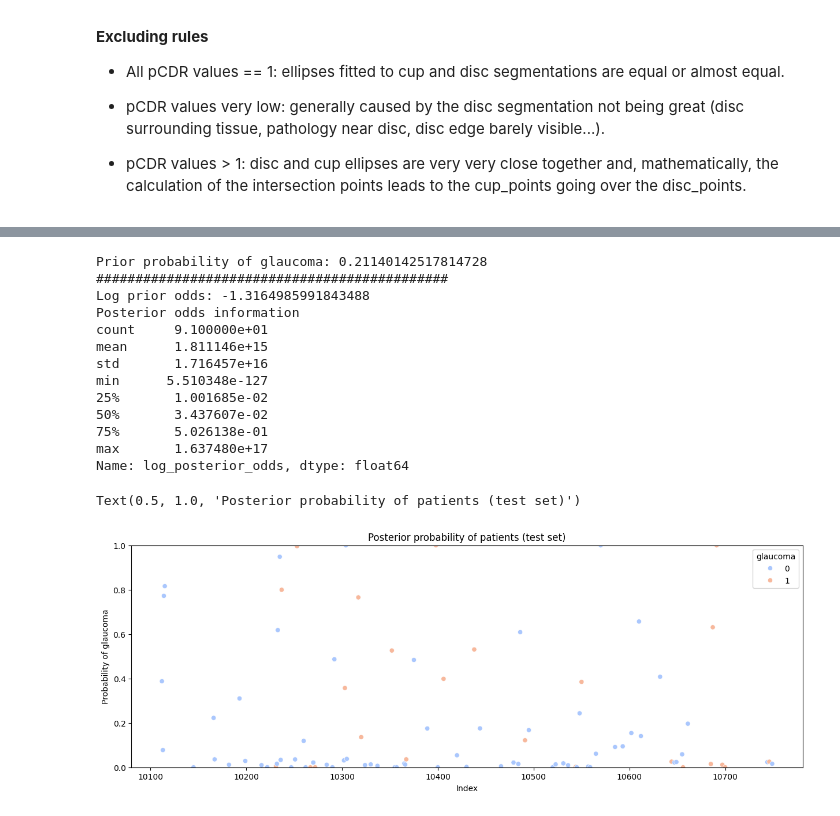
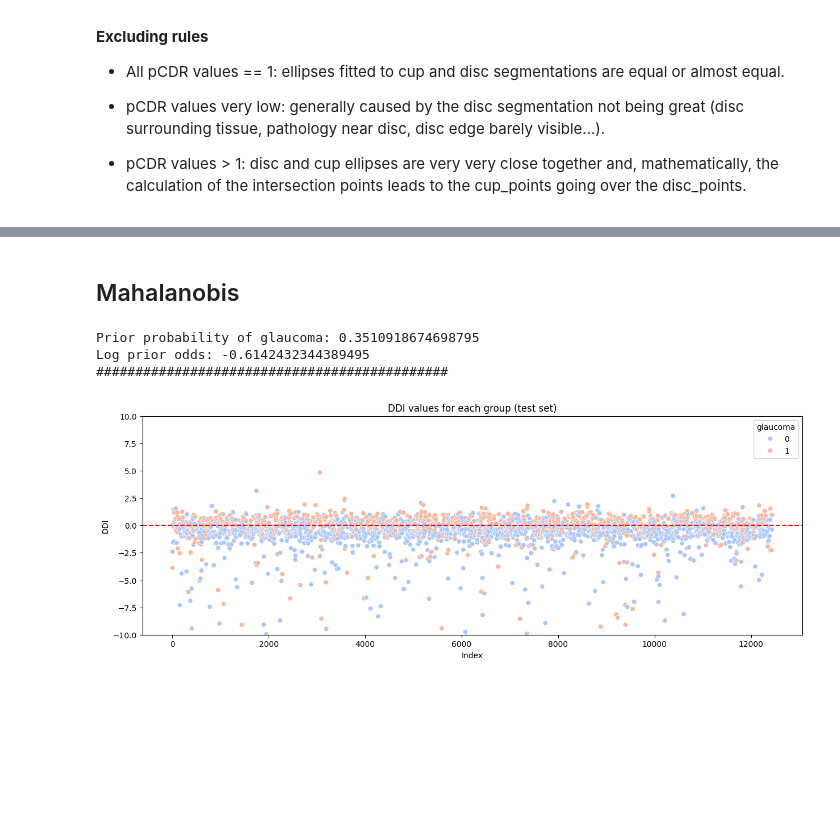
Before and after one commit to Borja21091/Prapillyzer, a Jupyter notebook: notebooks/SMDG_analysis.ipynb, the cells around one changed output, grey strips where cells are left out. Cells and saved outputs as stored; diff of their text form; code cells hidden in the pictures; blank space fills up the shorter version.

```diff
--- a/notebooks/SMDG_analysis.ipynb
+++ b/notebooks/SMDG_analysis.ipynb
@@ -106,3 +147,5 @@ plt.show()
+# %% [markdown]
+## Mahalanobis
 # %%
 # Define method to calculate Mahalanobis distance
 def mahalanobis(x, mu, cov):
@@ -122,8 +165,9 @@ def mahalanobis(x, mu, cov):
 
     inv_cov = np.linalg.inv(cov)
     delta = x - mu
-    m = np.dot(np.dot(delta, inv_cov), delta.T)
-    out = np.sqrt(m)
+    # m = np.dot(np.dot(delta, inv_cov), delta.T)
+    m = delta @ inv_cov @ delta.T
+    out = np.sqrt(m.diagonal())
     return out
 
 # Calculate Mahalanobis distance for each group
@@ -139,52 +183,46 @@ for name, group in df_grouped:
 # %%
 # Calculate Mahalanobis distance on test for each group
 test2 = pd.DataFrame(index=test.index)
 for k, v in cov_matrices.items():
     mu = mean_vectors.get(k)
     x = test.iloc[:, 2:].values
-    mahal = mahalanobis(x=x, mu=mu, cov=v)
     # Add Mahalanobis distance to test2
     col_name = f'mahalanobis_{k}'
-    test2[col_name] = mahal.diagonal()
+    test2[col_name] = mahalanobis(x=x, mu=mu, cov=v)
 
 # Prior probability of glaucoma
 prior_glaucoma = (train['glaucoma'] == 1).sum() / train.shape[0] # ((train['glaucoma'] == 1).sum() + (train['glaucoma'] == 0).sum())
+log_prior_odds = np.log(prior_glaucoma / (1 - prior_glaucoma))
 print('Prior probability of glaucoma:', prior_glaucoma)
+print(f'Log prior odds: {log_prior_odds}')
 print('#############################################')
 
 # log(posterior odds) = log(prior odds) + 0.5 * (mahalanobis_0 - mahalanobis_1)
 DDI = test2['mahalanobis_0'] - test2['mahalanobis_1']
-log_prior_odds = np.log(prior_glaucoma / (1 - prior_glaucoma))
-test2['log_posterior_odds'] = log_prior_odds + 0.5 * DDI
-# Print DDI distribution information
-print(f'Log prior odds: {log_prior_odds}')
-# Posterior odds information
-print('Posterior odds information')
-print(np.exp(test2['log_posterior_odds']).describe())
+# test2['log_posterior_odds'] = log_prior_odds + 0.5 * DDI
 
-# Posterior probability of glaucoma
-test2['posterior_probability'] = 1 / (1 + np.exp(-test2['log_posterior_odds']))
+# # Posterior probability of glaucoma
+# test2['posterior_probability'] = 1 / (1 + np.exp(-test2['log_posterior_odds']))
 
-# Scatter plot of posterior probability of suspected glaucoma
+# # Scatter plot of posterior probability of suspected glaucoma
+# plt.figure(figsize=(15, 5))
+# sns.scatterplot(x=test2.index, y=test2['posterior_probability'], hue=test['glaucoma'], palette='coolwarm')
+# plt.ylim(0, 1)
+# plt.xlabel('Index')
+# plt.ylabel('Probability of glaucoma')
+# plt.title('Posterior probability of patients (test set)')
+
+# Plot DDI values for each group
 plt.figure(figsize=(15, 5))
-sns.scatterplot(x=test2.index, y=test2['posterior_probability'], hue=test['glaucoma'], palette='coolwarm')
-plt.ylim(0, 1)
+sns.scatterplot(x=test2.index, y=DDI, hue=test['glaucoma'], palette='coolwarm')
+plt.axhline(y=0, color='r', linestyle='--')
 plt.xlabel('Index')
-plt.ylabel('Probability of glaucoma')
-plt.title('Posterior probability of patients (test set)')
+plt.ylabel('DDI')
+plt.title('DDI values for each group (test set)')
+plt.ylim(-10, 10)
+plt.show()
 # %% [output]
-Prior probability of glaucoma: 0.21140142517814728
+Prior probability of glaucoma: 0.3510918674698795
+Log prior odds: -0.6142432344389495
 #############################################
-Log prior odds: -1.3164985991843488
-Posterior odds information
-count     9.100000e+01
-mean      1.811146e+15
-std       1.716457e+16
-min      5.510348e-127
-25%       1.001685e-02
-50%       3.437607e-02
-75%       5.026138e-01
-max       1.637480e+17
-Name: log_posterior_odds, dtype: float64
-Text(0.5, 1.0, 'Posterior probability of patients (test set)')
-[figure, old version]
+[figure, new version]
```
Also changed, not shown: parts of 10 cells of this notebook, 2 other files.
